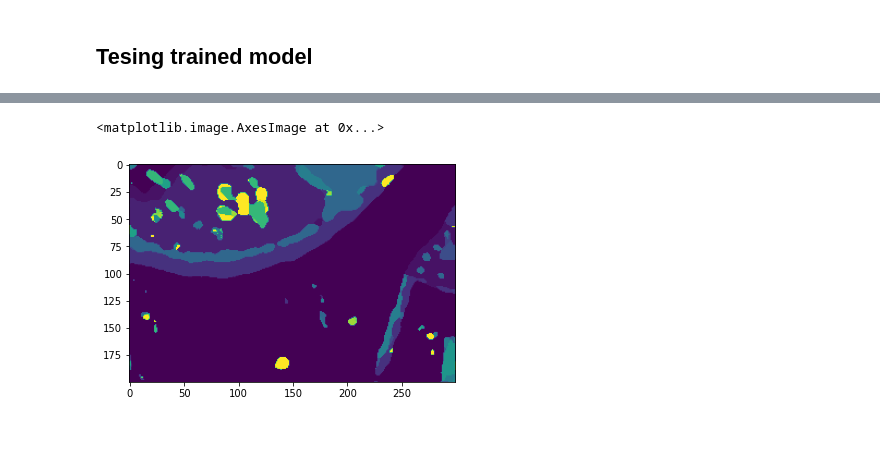
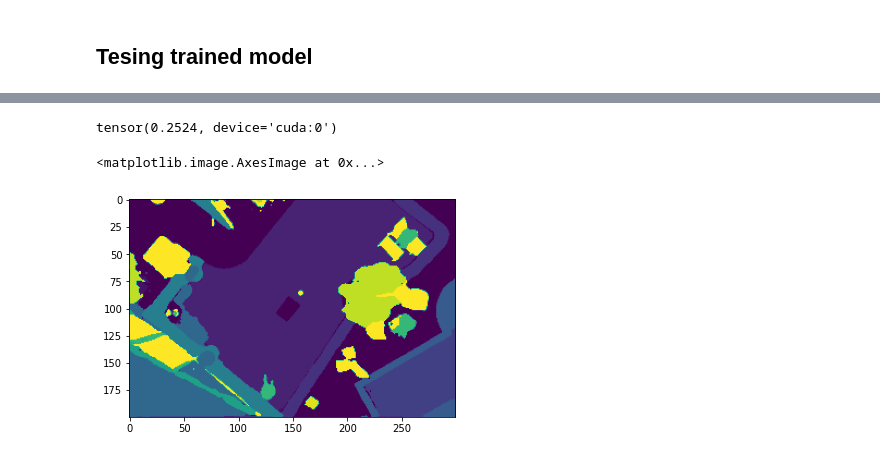
Before and after one commit to Combi2k2/Combi-Unet, a Jupyter notebook: Combi_Unet.ipynb, the cells around one changed output, grey strips where cells are left out. Saved outputs shown, nothing was run; the diff lists cells and outputs as text; code cells hidden in the pictures.

```diff
--- a/Combi_Unet.ipynb
+++ b/Combi_Unet.ipynb
@@ -217,9 +216,9 @@ class BasicDataset(Dataset):
 
         return img, mask
 # %%
-num_epochs = 500
+num_epochs = 1000
 batch_size = 8
-learning_rate = 0.01
+learning_rate = 0.05
 # %%
 train_ds = BasicDataset(imgs_dir  = '/content/dataset/semantic_drone_dataset/original_images',
                         masks_dir = '/content/dataset/semantic_drone_dataset/label_images_semantic')
@@ -303,7 +303,7 @@ torch.save(My_Unet.state_dict(), 'Combi_Unet.model')
 # %% [markdown]
 ## Tesing trained model
 # %%
-def predict(image):
+def predict(image, gt_mask):
     img = cv2.resize(image, dsize = (300, 200), interpolation = cv2.INTER_AREA)
     img = img.transpose((2, 0, 1))
 
@@ -312,12 +312,20 @@ def predict(image):
     img_Tensor = img_Tensor.to(device, dtype = torch.float32)
 
     with torch.no_grad():
-        pred_mask = My_Unet(img_Tensor)[0].cpu().data.numpy()
+        pred_mask = My_Unet(img_Tensor)
+
+        gt_mask = torch.from_numpy(gt_mask).type(torch.long)
+        gt_mask = gt_mask.unsqueeze(0)
+        gt_mask = gt_mask.to(device)
+
+        loss = criterion(pred_mask, gt_mask)
+
+        pred_mask = pred_mask[0].cpu().data.numpy()
         pred_mask = pred_mask.argmax(axis = 0)
 
-    return  pred_mask
+    return  loss, pred_mask
 # %%
-img = cv2.imread('/content/dataset/semantic_drone_dataset/original_images/049.jpg')
+img = cv2.imread('/content/dataset/semantic_drone_dataset/original_images/095.jpg')
 img = cv2.resize(img, dsize = (300, 200), interpolation = cv2.INTER_AREA)
 
 plt.imshow(img)
@@ -327,5 +339,5 @@ plt.imshow(img)
 # %%
-gt_mask = cv2.imread('/content/dataset/semantic_drone_dataset/label_images_semantic/049.png', cv2.IMREAD_GRAYSCALE)
+gt_mask = cv2.imread('/content/dataset/semantic_drone_dataset/label_images_semantic/095.png', cv2.IMREAD_GRAYSCALE)
 gt_mask = cv2.resize(gt_mask, dsize = (300, 200), interpolation = cv2.INTER_AREA)
 
 plt.imshow(gt_mask)
@@ -335,6 +347,8 @@ plt.imshow(gt_mask)
 # %%
-mask = predict(img)
+loss, mask = predict(img, gt_mask)
+print(loss)
 plt.imshow(mask)
 # %% [output]
-<matplotlib.image.AxesImage at 0x...>
+tensor(0.2524, device='cuda:0')
+<matplotlib.image.AxesImage at 0x...>
-[figure, old version]
+[figure, new version]
```
Also changed, not shown: parts of 9 cells of this notebook.
